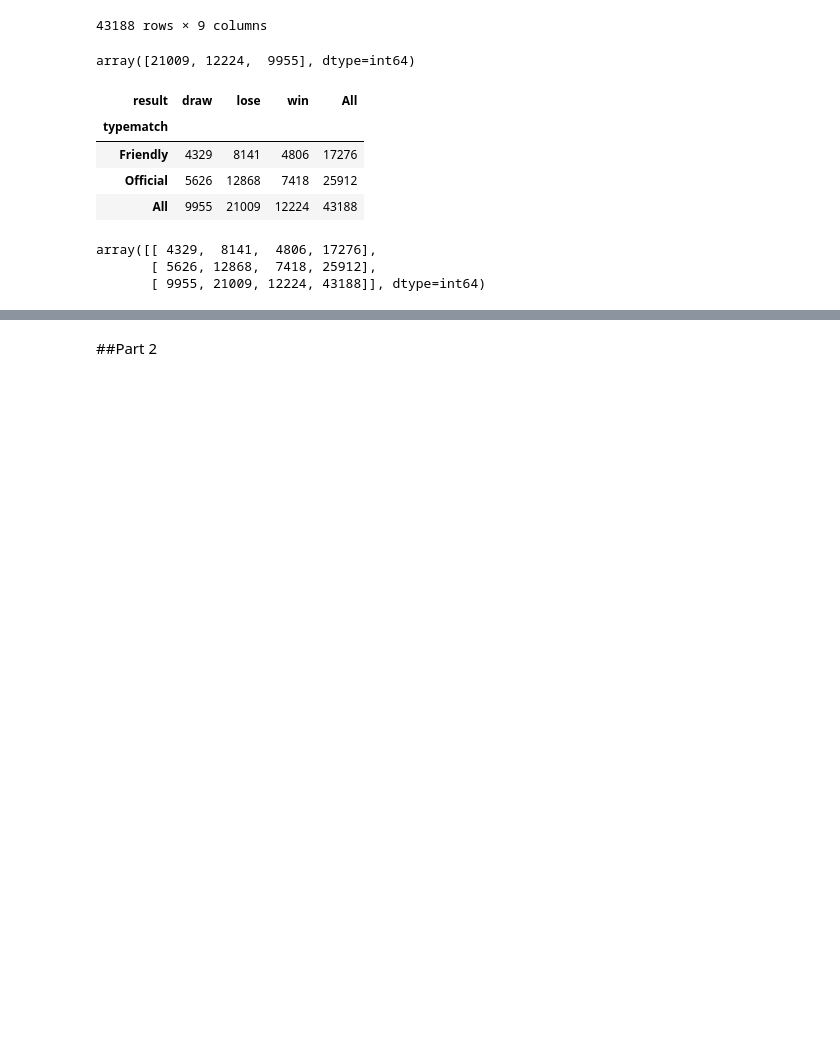
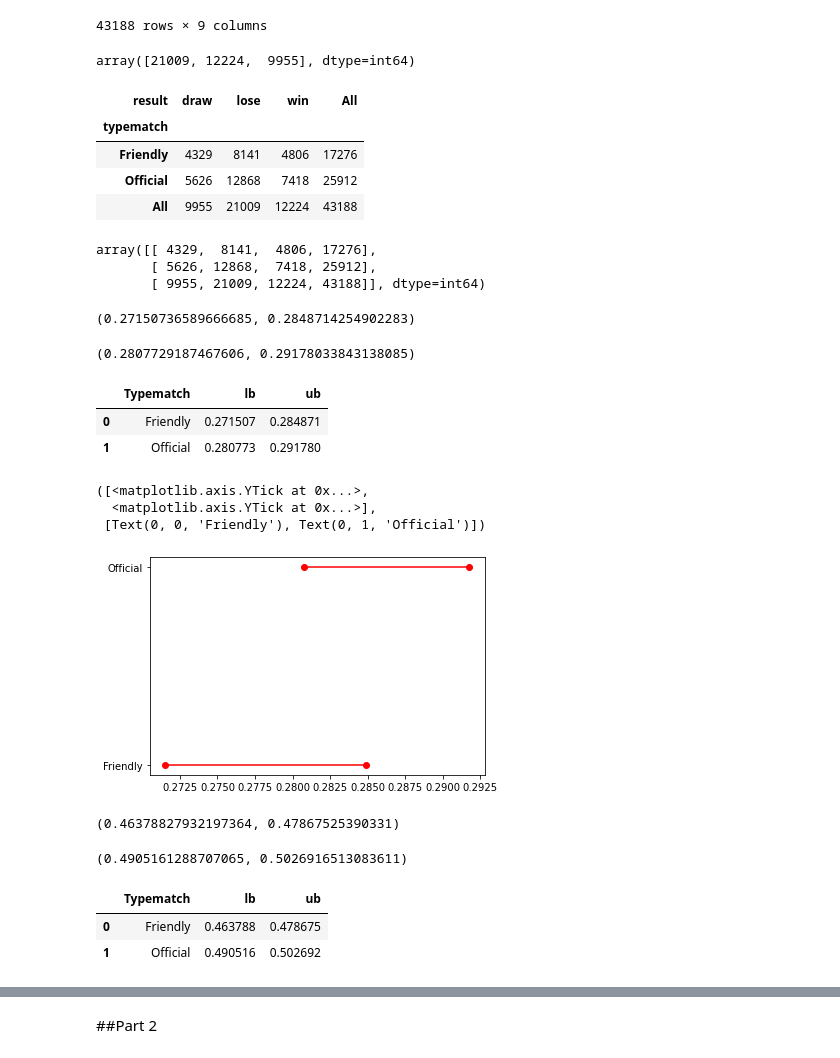
Before and after one commit to malouche/DSC2spring2022, a Jupyter notebook: Assignment 2.ipynb, the cells around one changed output, grey strips where cells are left out. Saved outputs shown, nothing was run; the diff lists cells and outputs as text; code cells hidden in the pictures; blank space fills up the shorter version.

```diff
--- a/Assignment 2.ipynb
+++ b/Assignment 2.ipynb
@@ -74,3 +74,54 @@ x
 array([[ 4329,  8141,  4806, 17276],
        [ 5626, 12868,  7418, 25912],
        [ 9955, 21009, 12224, 43188]], dtype=int64)
+# %%
+CI_win_friendly=proportion_confint(count=x[0,2],nobs=x[0,3],alpha=(1-.95))
+CI_win_friendly
+# %% [output]
+(0.27150736589666685, 0.2848714254902283)
+# %%
+CI_win_official=proportion_confint(count=x[1,2],nobs=x[1,3],alpha=(1-.95))
+CI_win_official
+# %% [output]
+(0.2807729187467606, 0.29178033843138085)
+# %%
+ci_win = {}
+ci_win['Typematch'] = ['Friendly','Official']
+ci_win['lb'] = [CI_win_friendly[0],CI_win_official[0]]
+ci_win['ub'] = [CI_win_friendly[1],CI_win_official[1]]
+df_ci3= pd.DataFrame(ci_win)
+df_ci3
+# %% [output]
+|  | Typematch | lb | ub |
+| 0 | Friendly | 0.271507 | 0.284871 |
+| 1 | Official | 0.280773 | 0.291780 |
+# %%
+for lb,ub,y in zip(df_ci3['lb'],df_ci3['ub'],range(len(df_ci3))):
+    plt.plot((lb,ub),(y,y),'ro-')
+plt.yticks(range(len(df_ci3)),list(df_ci3['Typematch']))
+# %% [output]
+([<matplotlib.axis.YTick at 0x...>,
+  <matplotlib.axis.YTick at 0x...>],
+ [Text(0, 0, 'Friendly'), Text(0, 1, 'Official')])
+[figure, added]
+# %%
+CI_lose_friendly=proportion_confint(count=x[0,1],nobs=x[0,3],alpha=(1-.95))
+CI_lose_friendly
+# %% [output]
+(0.46378827932197364, 0.47867525390331)
+# %%
+CI_lose_official=proportion_confint(count=x[1,1],nobs=x[1,3],alpha=(1-.95))
+CI_lose_official
+# %% [output]
+(0.4905161288707065, 0.5026916513083611)
+# %%
+ci_lose = {}
+ci_lose['Typematch'] = ['Friendly','Official']
+ci_lose['lb'] = [CI_lose_friendly[0],CI_lose_official[0]]
+ci_lose['ub'] = [CI_lose_friendly[1],CI_lose_official[1]]
+df_ci4= pd.DataFrame(ci_lose)
+df_ci4
+# %% [output]
+|  | Typematch | lb | ub |
+| 0 | Friendly | 0.463788 | 0.478675 |
+| 1 | Official | 0.490516 | 0.502692 |
```
Also changed, not shown: parts of 44 cells of this notebook.
